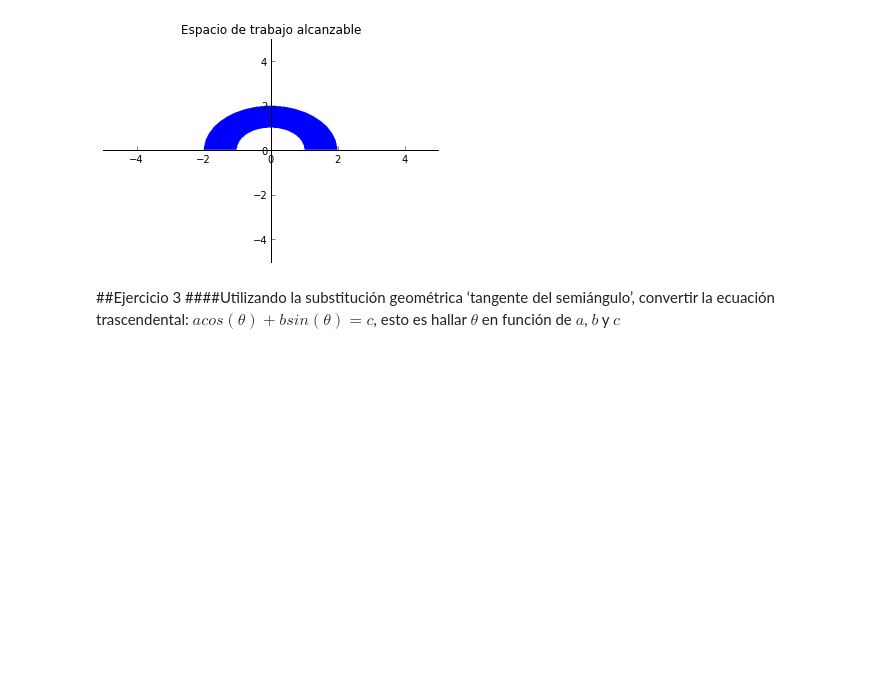
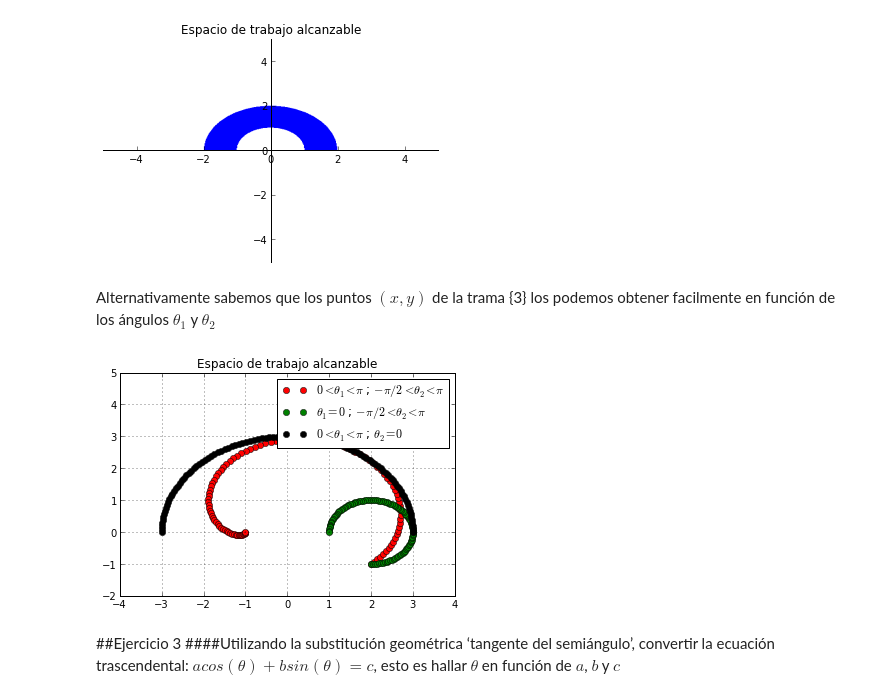
Before and after one commit to elsuizo/Control_de_robots_py, a Jupyter notebook: tp3.ipynb, the cells around one changed output. Saved outputs shown, nothing was run; the diff lists cells and outputs as text; code cells hidden in the pictures; blank space fills up the shorter version.

```diff
--- a/tp3.ipynb
+++ b/tp3.ipynb
@@ -82,6 +82,45 @@ L_2 = 1
 p = plot_implicit(And(( x**2 + y**2 > L_2**2 ) , (x**2 + y**2 < L_1**2),(y > 0)),points=700,title='Espacio de trabajo alcanzable')
 # %% [output]
 [figure]
+# %% [markdown]
+Alternativamente sabemos que los puntos $(x,y)$ de la trama {3} los podemos obtener facilmente en función de los ángulos $\theta_{1}$ y $\theta_{2}$
+# %%
+def brazo_RR(theta_1, theta_2, L_1, L_2):
+    """
+    Posicion cartesiana del efector final de un brazo RR
+
+    Inputs:
+    theta_1(angulo del link 1)
+    theta_2(angulo del link 2)
+    L_1(Longitud del link 1)
+    L_2(longitud del link 2)
+    Outputs:
+    x(posicion cartesiana x del efector final)
+    y(posicion cartesiana y del efector final)
+    """
+
+    x = L_1 * np.cos(theta_1) + L_2 * np.cos(theta_1 + theta_2)
+    y = L_1 * np.sin(theta_1) + L_2 * np.sin(theta_1 + theta_2)
+
+    return x, y
+# %%
+theta_1 = np.linspace(0,np.pi,100)
+theta_2 = np.linspace(-np.pi/2,np.pi,100)
+
+x,y = brazo_RR(theta_1,theta_2,2,1)
+x1,y1 = brazo_RR(0,theta_2,2,1)
+x2,y2 = brazo_RR(theta_1,0,2,1)
+# %%
+plt.plot(x,y , 'ro')
+plt.plot(x1,y1 , 'go')
+plt.plot(x2,y2, 'ko')
+plt.title('Espacio de trabajo alcanzable')
+plt.axis([-4,4,-2,5])
+plt.legend([r'$0 < \theta_{1} < \pi$ ; $ -\pi/2 < \theta_{2} < \pi$ ',r'$\theta_{1}=0$ ; $ -\pi/2 < \theta_{2} < \pi$ ',r'$0 < \theta_{1} < \pi$ ; $\theta_{2}=0$'])
+plt.grid()
+plt.show()
+# %% [output]
+[figure, added]
 # %% [markdown]
 ##Ejercicio 3
 ####Utilizando la substitución geométrica ‘tangente del semiángulo’, convertir la ecuación trascendental: $acos(\theta)+bsin(\theta)=c$, esto es hallar $\theta$ en función de $a$, $b$ y $c$
```
